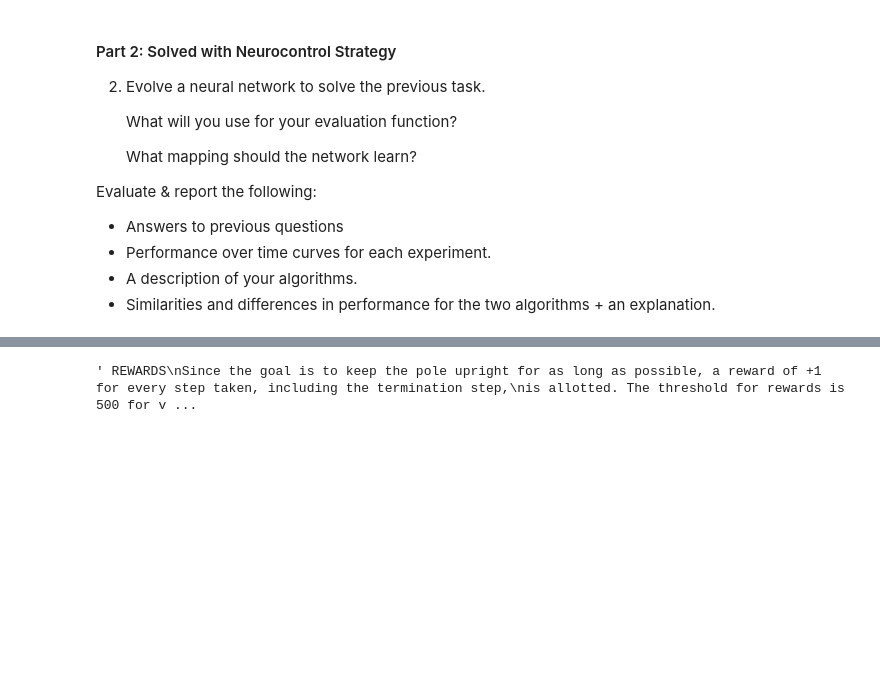
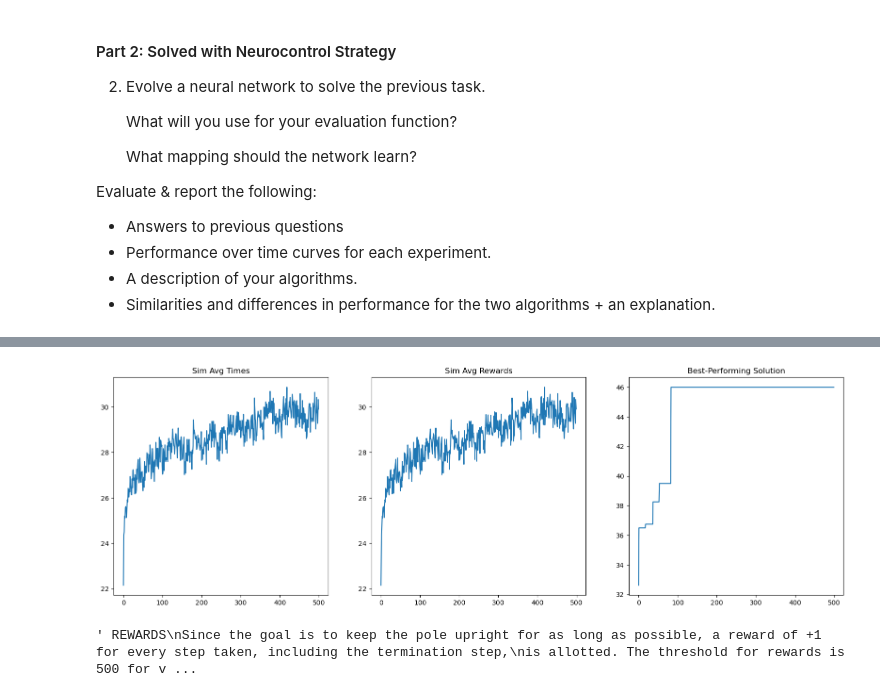
Before and after one commit to natbut/learning-based-control, a Jupyter notebook: hw4/cartpole_learning.ipynb, the cells around one changed output, grey strips where cells are left out. Cells and saved outputs as stored; diff of their text form; code cells hidden in the pictures; blank space fills up the shorter version.

```diff
--- a/hw4/cartpole_learning.ipynb
+++ b/hw4/cartpole_learning.ipynb
@@ -249,7 +222,7 @@ dqn_agent = DQN_CartPole_Agent(env, start_epsilon, epsilon_decay, final_epsilon,
 # == Fill replay buffer to capacity ==
 # Full exploration at this time - no epsilon decay
 index = 0
-for i in range(exp_replay_size):
+for a in range(exp_replay_size):
     obs, info = env.reset()
     done = False
     while not done:
@@ -274,11 +247,7 @@ track_reward = []
 track_episode_len = []
 track_epsilon = []
 
-cum0 = 0
-cum1 = 0
-track_act = []
-
-for i in tqdm(range(EPISODES)):
+for a in tqdm(range(EPISODES)):
     obs, info = env.reset()
     done = False
     truncated = False
@@ -287,19 +256,13 @@ for i in tqdm(range(EPISODES)):
     episode_len = 0
 
     # periodically synchronize networks
-    if i % sync_freq == 0:
+    if a % sync_freq == 0:
         dqn_agent.sync_networks()
 
     while not done and not truncated:
 
         # Make action, collect reward
         action = dqn_agent.get_action(obs)
-
-        if action == 0:
-            cum0 += 1
-        else:
-            cum1 += 1
-        track_act.append(action)
 
         obs_next, reward, done, truncated, info = env.step(action)
         dqn_agent.collect_experience([obs, action, reward, obs_next, done])
@@ -317,7 +280,7 @@ for i in tqdm(range(EPISODES)):
 
             # do training steps, training on randomly sampled batches
             for j in range(4):
-                loss = dqn_agent.train(batch_size=128)
+                loss = dqn_agent.train(128)
                 losses += loss
 
     dqn_agent.decay_epsilon()
@@ -327,9 +290,3 @@ for i in tqdm(range(EPISODES)):
     track_reward.append(reward_gained)
     track_episode_len.append(episode_len)
     track_epsilon.append(dqn_agent.epsilon)
-
-print('0: ', cum0, '1: ', cum1)
-
-plt.plot(track_act)
-plt.title('Action Selection')
-plt.show()
@@ -602,3 +859,19 @@ Evaluate & report the following:
+# %%
+# == Displey Results ==
+fig, axes = plt.subplots(1,3, figsize = (20,6))
+
+axes[0].plot(performance_tracking)
+axes[0].set_title('Sim Avg Times')
+
+axes[1].plot(population_fitness)
+axes[1].set_title('Sim Avg Rewards')
+
+axes[2].plot(best_times)
+axes[2].set_title('Best-Performing Solution')
+
+plt.show()
+# %% [output]
+[figure, added]
 # %%
 """CARTPOLE NOTES"""
 
```
Also changed, not shown: parts of 7 cells of this notebook, 2 other files.
